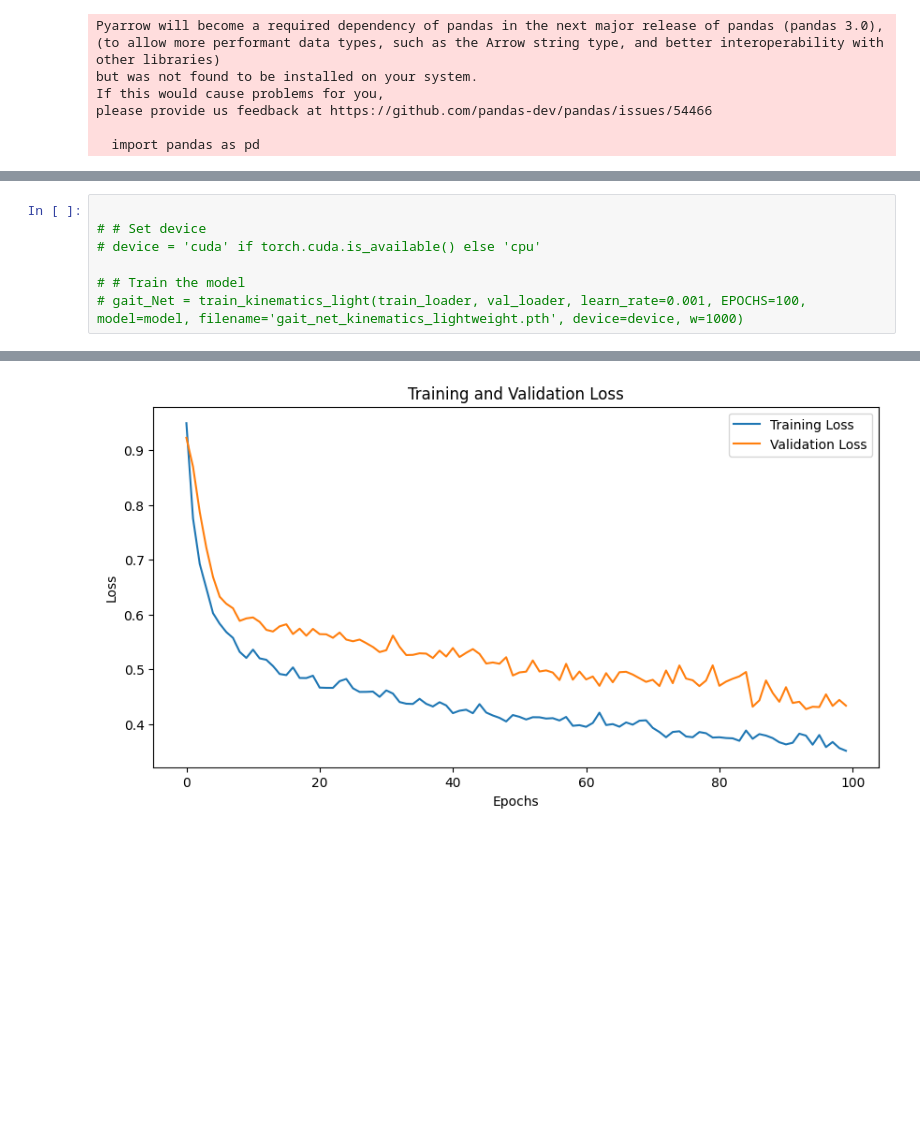
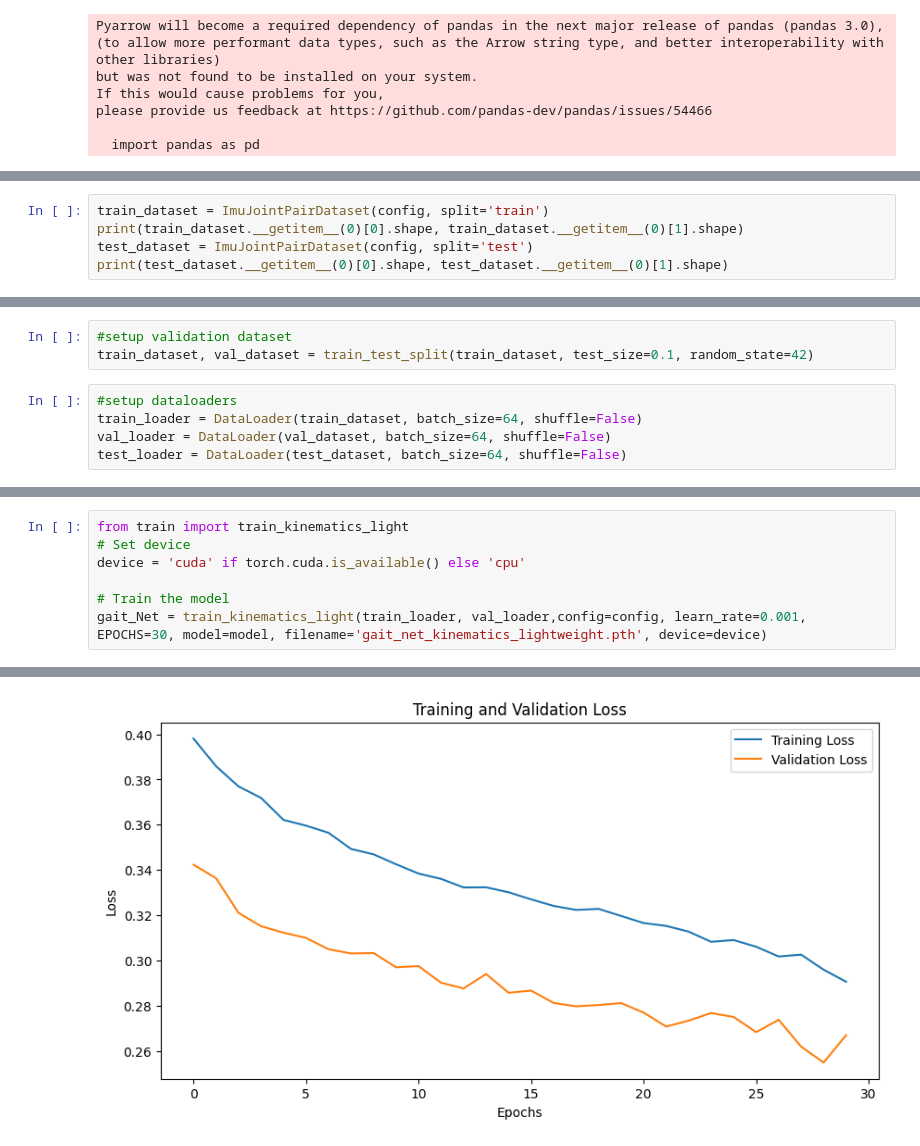
Before and after one commit to stevenc15/SD1-project, a Jupyter notebook: ml/examples/kin_light .ipynb, the cells around one changed output, grey strips where cells are left out. Saved outputs shown, nothing was run; the diff lists cells and outputs as text; blank space fills up the shorter version.

```diff
--- a/ml/examples/kin_light .ipynb
+++ b/ml/examples/kin_light .ipynb
@@ -544,0 +181,5 @@ torch.Size([64, 1000, 1])
+# %%
+train_dataset = ImuJointPairDataset(config, split='train')
+print(train_dataset.__getitem__(0)[0].shape, train_dataset.__getitem__(0)[1].shape)
+test_dataset = ImuJointPairDataset(config, split='test')
+print(test_dataset.__getitem__(0)[0].shape, test_dataset.__getitem__(0)[1].shape)
@@ -544,0 +189,8 @@ torch.Size([64, 1000, 1])
+# %%
+#setup validation dataset
+train_dataset, val_dataset = train_test_split(train_dataset, test_size=0.1, random_state=42)
+# %%
+#setup dataloaders
+train_loader = DataLoader(train_dataset, batch_size=64, shuffle=False)
+val_loader = DataLoader(val_dataset, batch_size=64, shuffle=False)
+test_loader = DataLoader(test_dataset, batch_size=64, shuffle=False)
@@ -545,8 +212,8 @@ torch.Size([64, 1000, 1])
 # %%
+from train import train_kinematics_light
+# Set device
+device = 'cuda' if torch.cuda.is_available() else 'cpu'
 
-# # Set device
-# device = 'cuda' if torch.cuda.is_available() else 'cpu'
-
-# # Train the model
-# gait_Net = train_kinematics_light(train_loader, val_loader, learn_rate=0.001, EPOCHS=100, model=model, filename='gait_net_kinematics_lightweight.pth', device=device, w=1000)
+# Train the model
+gait_Net = train_kinematics_light(train_loader, val_loader,config=config, learn_rate=0.001, EPOCHS=30, model=model, filename='gait_net_kinematics_lightweight.pth', device=device)
 # %% [output]
@@ -570 +237 @@ Training time: 542.5098102092743 seconds
-[figure, old version]
+[figure, new version]
```
Also changed, not shown: parts of 18 cells of this notebook, 13 other files.
